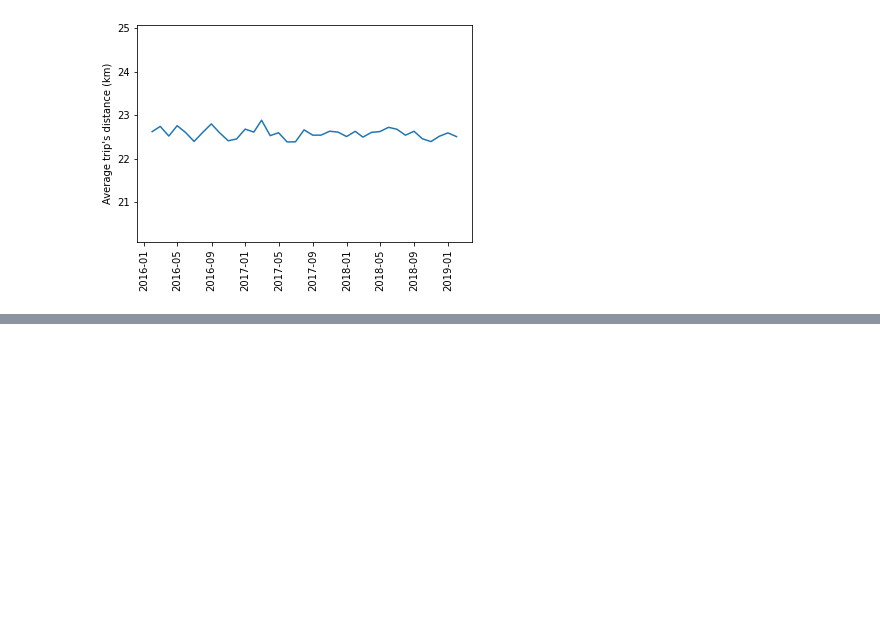
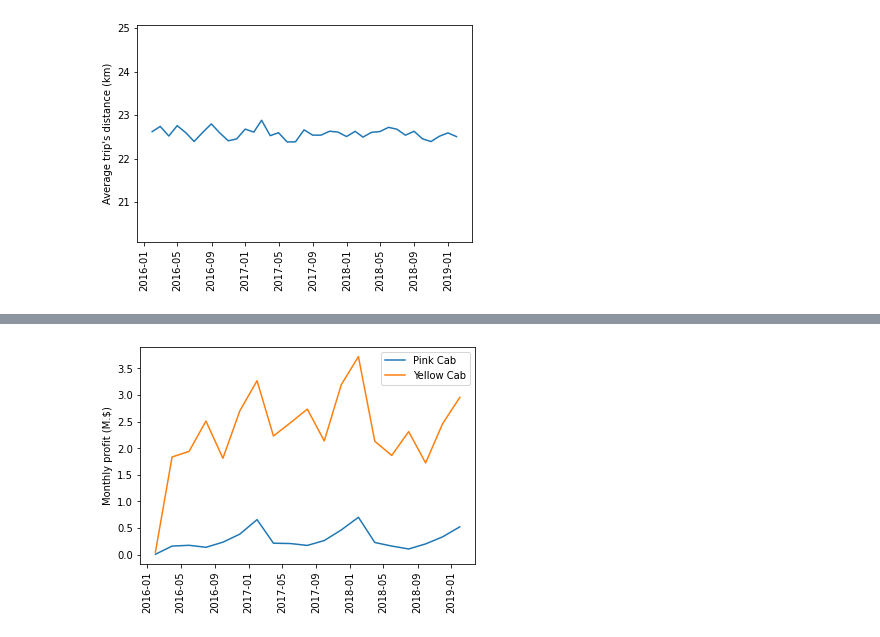
Before and after one commit to dme48/dataglacier-internship, a Jupyter notebook: Week 2/eda.ipynb, the cells around one changed output, grey strips where cells are left out. Saved outputs shown, nothing was run; the diff lists cells and outputs as text; code cells hidden in the pictures; blank space fills up the shorter version.

```diff
--- a/Week 2/eda.ipynb
+++ b/Week 2/eda.ipynb
@@ -328,0 +338,19 @@ The average trip's distance seems to be pretty flat overall; for further analysi
+# %%
+trips_pink = master[master["Company"] == "Pink Cab"]
+trips_pink = trips_pink.set_index(trips_pink["Date of Travel"])
+monthly_profit_pink = trips_pink["Profit"].groupby(pd.Grouper(freq="2M")).sum()
+
+trips_yellow = master[master["Company"] == "Yellow Cab"]
+trips_yellow = trips_yellow.set_index(trips_yellow["Date of Travel"])
+monthly_profit_yellow = trips_yellow["Profit"].groupby(pd.Grouper(freq="2M")).sum()
+
+time = monthly_profit_pink.index
+
+plt.plot(time, monthly_profit_pink / 1e6, label="Pink Cab")
+plt.plot(time, monthly_profit_yellow / 1e6, label="Yellow Cab")
+plt.ylabel("Monthly profit (M.$)")
+plt.xticks(rotation="vertical")
+plt.legend()
+plt.show()
+# %% [output]
+[figure, added]
```
Also changed, not shown: parts of 9 cells of this notebook.
